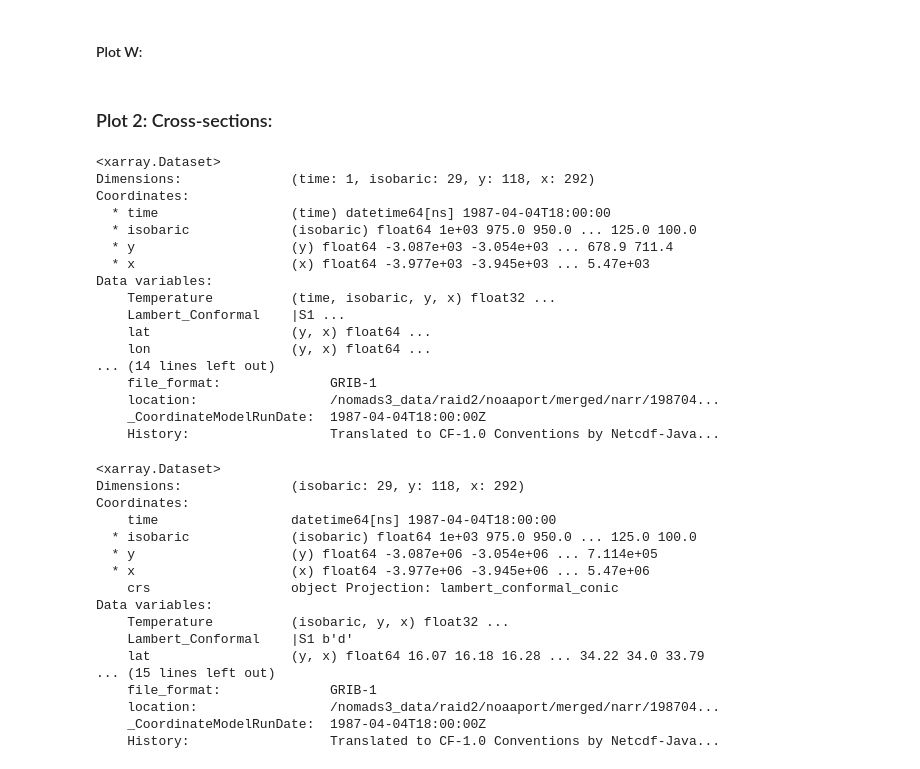
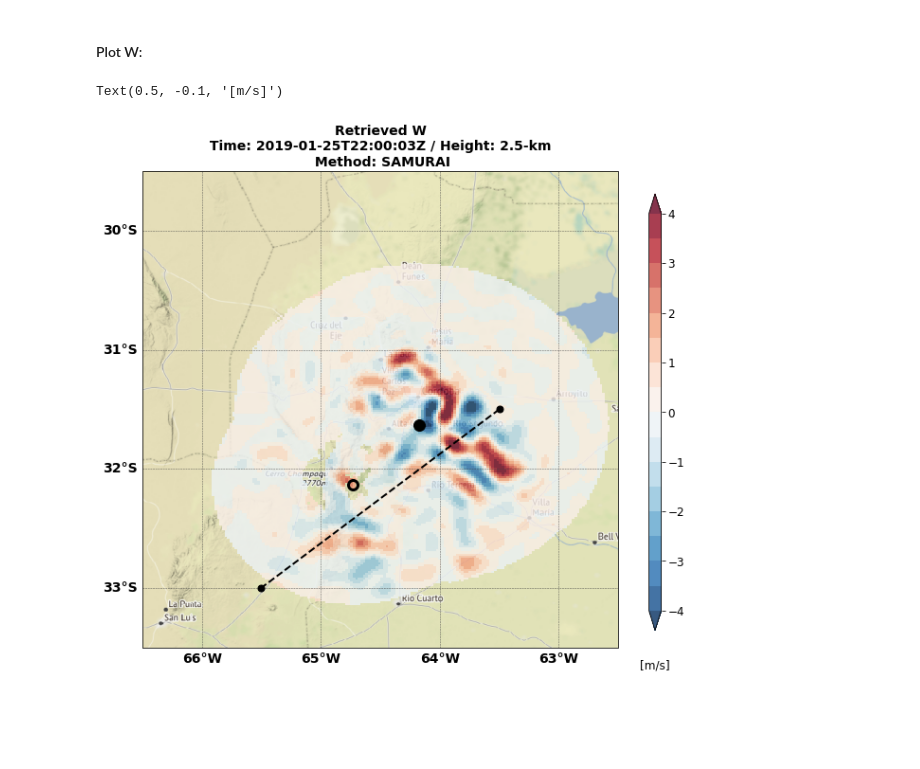
Before and after one commit to yuhungjui/CACTI_Radar_Analysis, a Jupyter notebook: radars_plot_map_test.ipynb, the cells around one changed output. Saved outputs shown, nothing was run; the diff lists cells and outputs as text; code cells hidden in the pictures; blank space fills up the shorter version.

Commit message:
update xsec plots ipynb

```diff
--- a/radars_plot_map_test.ipynb
+++ b/radars_plot_map_test.ipynb
@@ -116,7 +116,7 @@ def new_map(fig):
     # ax.set_extent([-30, -90, 20, -60], crs=proj)
     ## CACTI:
     # ax.set_extent([-61.5, -67, -28.5, -34.5], crs=proj)
-    ax.set_extent([-62.5, -66.5, -29.5, -33.5], crs=proj)
+    ax.set_extent([-61.9, -66.5, -29.5, -34.1], crs=proj)
     # ax.set_extent([-62.5, -66, -29.5, -33.5], crs=proj)
     # ax.set_extent([-55, -75, -20, -40], crs=proj)
 
@@ -281,10 +286,10 @@ cf1 = ax1.pcolormesh( plotting_lon, plotting_lat, plotting_var
 plt.plot( -64.73, -32.13
         # , color='k'
         , marker='o'
-        , markersize=14
+        , markersize=10
         , mec='k'
-        , mew=1
-        , mfc='k'
+        , mew=3
+        , mfc='none'
         # , markevery=[0,-1]
         # , linewidth=1.0
         # , linestyle='--'
@@ -294,7 +299,7 @@ plt.plot( -64.73, -32.13
 plt.plot( -64.17, -31.63
         # , color='k'
         , marker='o'
-        , markersize=14
+        , markersize=12
         , mec='k'
         , mew=1
         , mfc='k'
@@ -305,36 +310,37 @@ plt.plot( -64.17, -31.63
 
 ## Plot cross-section lines:
 plt.plot( [-63.5, -65.5], [-31.5, -33]
-        , color='green'
+        , color='k'
         , marker='.'
         , markersize=14
         # , mec='k'
         # , mew=1
         # , mfc='k'
         , markevery=[0,-1]
         , linewidth=2.0
         , linestyle='--'
         )
 
 cf1_title = plt.title( 'Retrieved W'
                      # + test_time.strftime('%Y-%m-%d T%H:%M:%SZ')
                      + '\n Time: ' + np.datetime_as_string(ds_radar.time.data[0], unit='s') + 'Z'
                      + ' / Height: ' + str(plot_alt) + '-km'
                      + ' \n Method: ' + test_method
                      ,fontsize=14
                      ,fontweight='bold'
                      )
 
 cbar_ax = fig.add_axes([0.95, 0.3, 0.02, 0.4])
 cbar = fig.colorbar(cf1, cax=cbar_ax, fraction=0.04)
 cbar.ax.tick_params(labelsize=12)
 cbar.ax.set_title('[m/s]', fontsize=12, y=-0.1)
 
 
 ## Save figure:
 
 # plt.savefig('./' + np.datetime_as_string(dbz_lev.Time.data, unit='h') + '_dbz_xline.png',
 #             bbox_inches='tight',
 #             dpi=300)
+# %% [output]
+Text(0.5, -0.1, '[m/s]')
+[figure, added]
-# %% [markdown]
-### Plot 2: Cross-sections:
@@ -344,20 +346,0 @@ tmp_data = xr.open_dataset(get_test_data('narr_example.nc', False))
-# %%
-tmp_data
-# %% [output]
-<xarray.Dataset>
-Dimensions:              (time: 1, isobaric: 29, y: 118, x: 292)
-Coordinates:
-  * time                 (time) datetime64[ns] 1987-04-04T18:00:00
-  * isobaric             (isobaric) float64 1e+03 975.0 950.0 ... 125.0 100.0
-  * y                    (y) float64 -3.087e+03 -3.054e+03 ... 678.9 711.4
-  * x                    (x) float64 -3.977e+03 -3.945e+03 ... 5.47e+03
-Data variables:
-    Temperature          (time, isobaric, y, x) float32 ...
-    Lambert_Conformal    |S1 ...
-    lat                  (y, x) float64 ...
-    lon                  (y, x) float64 ...
-... (14 lines left out)
-    file_format:              GRIB-1
-    location:                 /nomads3_data/raid2/noaaport/merged/narr/198704...
-    _CoordinateModelRunDate:  1987-04-04T18:00:00Z
-    History:                  Translated to CF-1.0 Conventions by Netcdf-Java...
@@ -366,20 +346,0 @@ tmp_data = tmp_data.metpy.parse_cf().squeeze()
-# %%
-tmp_data
-# %% [output]
-<xarray.Dataset>
-Dimensions:              (isobaric: 29, y: 118, x: 292)
-Coordinates:
-    time                 datetime64[ns] 1987-04-04T18:00:00
-  * isobaric             (isobaric) float64 1e+03 975.0 950.0 ... 125.0 100.0
-  * y                    (y) float64 -3.087e+06 -3.054e+06 ... 7.114e+05
-  * x                    (x) float64 -3.977e+06 -3.945e+06 ... 5.47e+06
-    crs                  object Projection: lambert_conformal_conic
-Data variables:
-    Temperature          (isobaric, y, x) float32 ...
-    Lambert_Conformal    |S1 b'd'
-    lat                  (y, x) float64 16.07 16.18 16.28 ... 34.22 34.0 33.79
-... (15 lines left out)
-    file_format:              GRIB-1
-    location:                 /nomads3_data/raid2/noaaport/merged/narr/198704...
-    _CoordinateModelRunDate:  1987-04-04T18:00:00Z
-    History:                  Translated to CF-1.0 Conventions by Netcdf-Java...
```
Also changed, not shown: parts of 22 cells of this notebook, 1 other file.
